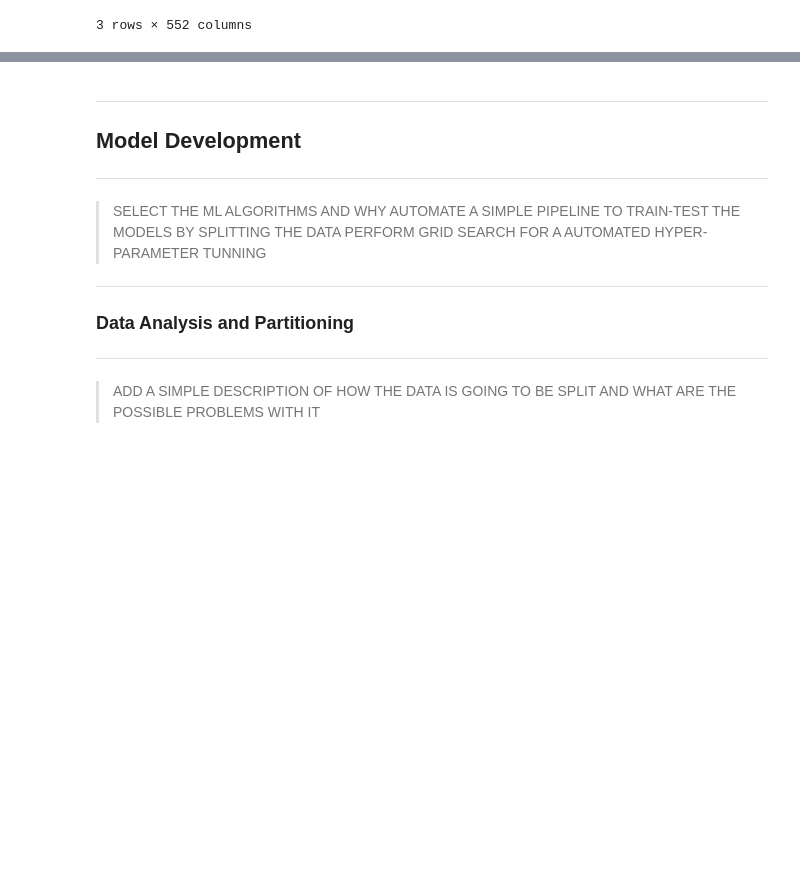
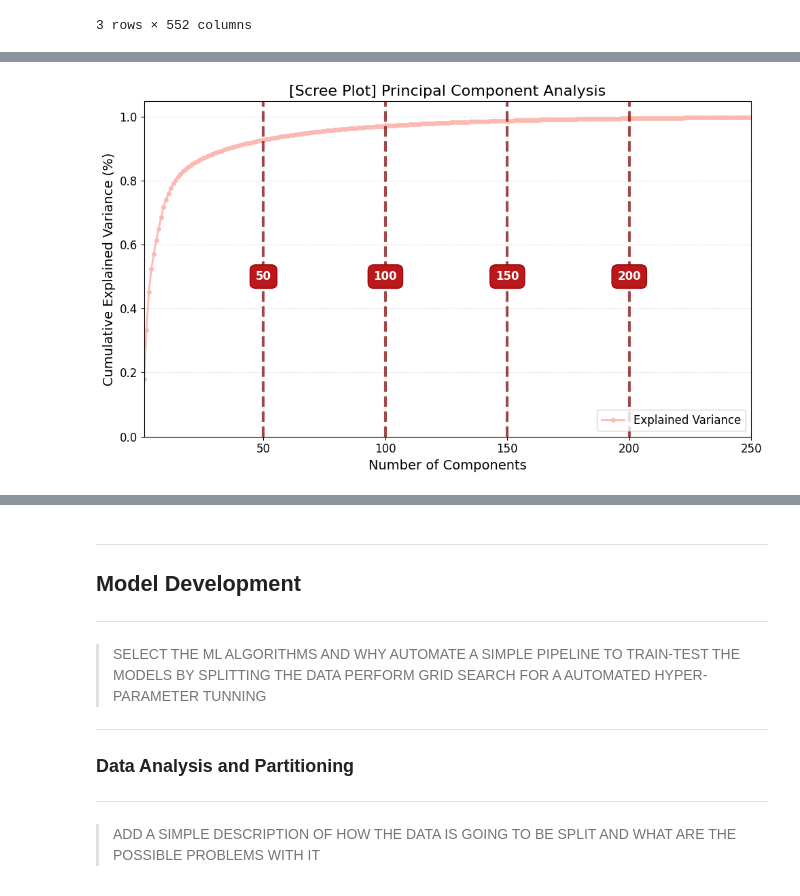
Before and after one commit to EstevesX10/Lung-Cancer-Classification-with-CT-Scans, a Jupyter notebook: Lung Cancer Classification with CT Scans/LungCancerClassification.ipynb, the cells around one changed output, grey strips where cells are left out. Drawn from its saved outputs; the diff is of its cells as text; code cells hidden in the pictures; blank space fills up the shorter version.

```diff
--- a/Lung Cancer Classification with CT Scans/LungCancerClassification.ipynb
+++ b/Lung Cancer Classification with CT Scans/LungCancerClassification.ipynb
@@ -628,0 +669,6 @@ df_final.head(3)
+# %%
+# Perform PCA with a reduced amount of components
+(_, explainedVariance, pcValues) = computePCA(250, X_initial)
+plotScreeGraph(pcValues, explainedVariance)
+# %% [output]
+[figure, new version]
```
Also changed, not shown: parts of 52 cells of this notebook.
